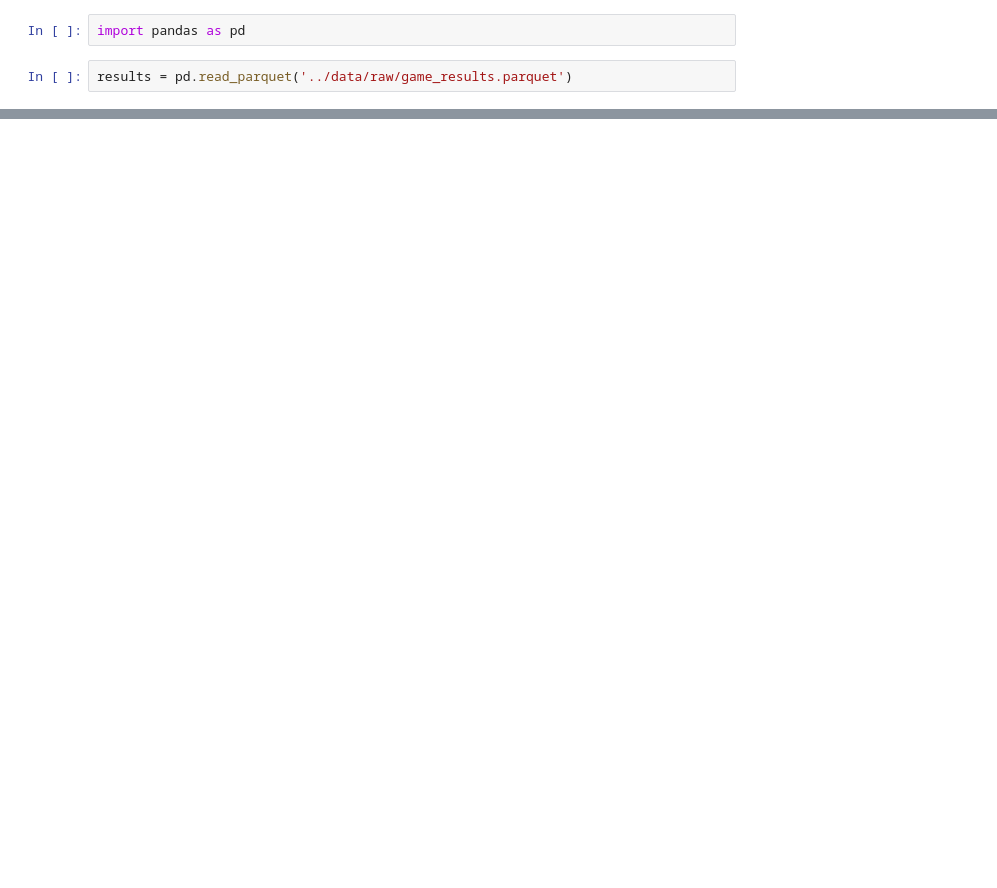
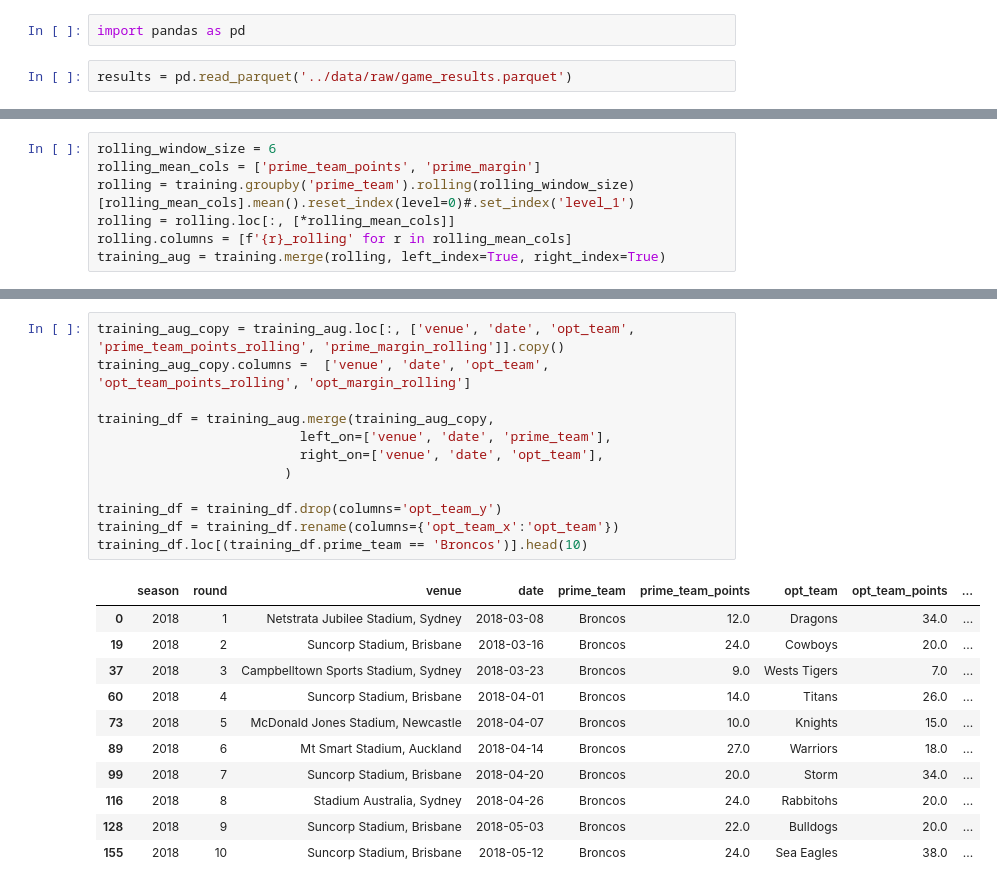
Before and after one commit to cmckeague/nrl_ml_tipping, a Jupyter notebook: notebooks/feature_engineering.ipynb, the cells around one changed output, grey strips where cells are left out. Saved outputs shown, nothing was run; the diff lists cells and outputs as text; blank space fills up the shorter version.

```diff
--- a/notebooks/feature_engineering.ipynb
+++ b/notebooks/feature_engineering.ipynb
@@ -68,0 +77,7 @@ def features(team_result_df):
+# %%
+rolling_window_size = 6
+rolling_mean_cols = ['prime_team_points', 'prime_margin']
+rolling = training.groupby('prime_team').rolling(rolling_window_size)[rolling_mean_cols].mean().reset_index(level=0)#.set_index('level_1')
+rolling = rolling.loc[:, [*rolling_mean_cols]]
+rolling.columns = [f'{r}_rolling' for r in rolling_mean_cols]
+training_aug = training.merge(rolling, left_index=True, right_index=True)
@@ -68,0 +100,24 @@ def features(team_result_df):
+# %%
+training_aug_copy = training_aug.loc[:, ['venue', 'date', 'opt_team', 'prime_team_points_rolling', 'prime_margin_rolling']].copy()
+training_aug_copy.columns =  ['venue', 'date', 'opt_team', 'opt_team_points_rolling', 'opt_margin_rolling']
+
+training_df = training_aug.merge(training_aug_copy,
+                          left_on=['venue', 'date', 'prime_team'],
+                          right_on=['venue', 'date', 'opt_team'],
+                        )
+
+training_df = training_df.drop(columns='opt_team_y')
+training_df = training_df.rename(columns={'opt_team_x':'opt_team'})
+training_df.loc[(training_df.prime_team == 'Broncos')].head(10)
+# %% [output]
+|  | season | round | venue | date | prime_team | prime_team_points | opt_team | opt_team_points | ... |
+| 0 | 2018 | 1 | Netstrata Jubilee Stadium, Sydney | 2018-03-08 | Broncos | 12.0 | Dragons | 34.0 | ... |
+| 19 | 2018 | 2 | Suncorp Stadium, Brisbane | 2018-03-16 | Broncos | 24.0 | Cowboys | 20.0 | ... |
+| 37 | 2018 | 3 | Campbelltown Sports Stadium, Sydney | 2018-03-23 | Broncos | 9.0 | Wests Tigers | 7.0 | ... |
+| 60 | 2018 | 4 | Suncorp Stadium, Brisbane | 2018-04-01 | Broncos | 14.0 | Titans | 26.0 | ... |
+| 73 | 2018 | 5 | McDonald Jones Stadium, Newcastle | 2018-04-07 | Broncos | 10.0 | Knights | 15.0 | ... |
+| 89 | 2018 | 6 | Mt Smart Stadium, Auckland | 2018-04-14 | Broncos | 27.0 | Warriors | 18.0 | ... |
+| 99 | 2018 | 7 | Suncorp Stadium, Brisbane | 2018-04-20 | Broncos | 20.0 | Storm | 34.0 | ... |
+| 116 | 2018 | 8 | Stadium Australia, Sydney | 2018-04-26 | Broncos | 24.0 | Rabbitohs | 20.0 | ... |
+| 128 | 2018 | 9 | Suncorp Stadium, Brisbane | 2018-05-03 | Broncos | 22.0 | Bulldogs | 20.0 | ... |
+| 155 | 2018 | 10 | Suncorp Stadium, Brisbane | 2018-05-12 | Broncos | 24.0 | Sea Eagles | 38.0 | ... |
```
Also changed, not shown: parts of 8 cells of this notebook, 1 other file.
